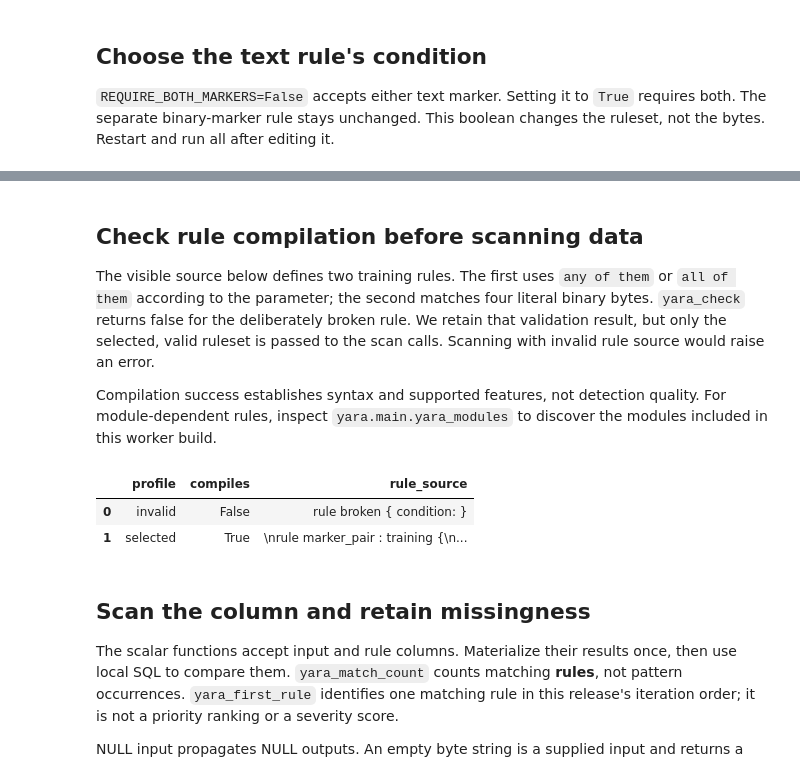
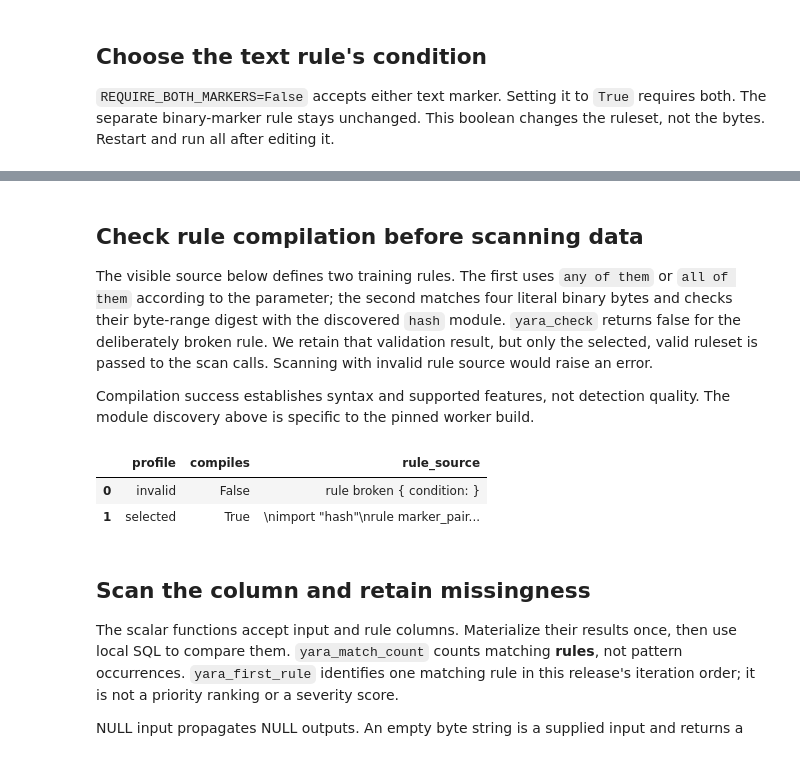
Before and after one commit to Query-farm/vgi-yara, a Jupyter notebook: notebooks/01_rule_matches_and_string_occurrences.ipynb, the cells around one changed output, grey strips where cells are left out. Cells and saved outputs as stored; diff of their text form; code cells hidden in the pictures.

```diff
--- a/notebooks/01_rule_matches_and_string_occurrences.ipynb
+++ b/notebooks/01_rule_matches_and_string_occurrences.ipynb
@@ -83,38 +128,38 @@ FROM inputs ORDER BY sample_id;
 
 The visible source below defines two training rules. The first uses `any of them`
 or `all of them` according to the parameter; the second matches four literal binary
-bytes. `yara_check` returns false for the deliberately broken rule. We retain that
+bytes and checks their byte-range digest with the discovered `hash` module. `yara_check` returns false for the deliberately broken rule. We retain that
 validation result, but only the selected, valid ruleset is passed to the scan calls.
 Scanning with invalid rule source would raise an error.
 
 Compilation success establishes syntax and supported features, not detection quality.
-For module-dependent rules, inspect `yara.main.yara_modules` to discover the modules
-included in this worker build.
+The module discovery above is specific to the pinned worker build.
 # %%
 %%sql
 CREATE TABLE rule_sources AS SELECT * FROM (VALUES
  ('selected',$rules$
+import "hash"
 rule marker_pair : training {
  strings:
   $orbit = "ORBIT"
   $lander = "LANDER"
  condition:
   {{ 'all' if REQUIRE_BOTH_MARKERS else 'any' }} of them
 }
 rule binary_marker : training {
  strings:
   $bin = { DE AD BE EF }
  condition:
-  $bin
+  $bin and hash.sha256(@bin, 4) == "5f78c33274e43fa9de5659265c1d917e25c03722dcb0b8d27db8d5feaa813953"
 }
 $rules$),
  ('invalid','rule broken { condition: }')
 ) AS r(profile,rule_source);
 CREATE TABLE rule_validation AS SELECT *,yara.main.yara_check(rule_source) AS compiles
 FROM rule_sources;
 SELECT profile,compiles,rule_source FROM rule_validation ORDER BY profile;
 # %% [output]
 |  | profile | compiles | rule_source |
 | 0 | invalid | False | rule broken { condition: } |
-| 1 | selected | True | \nrule marker_pair : training {\n... |
+| 1 | selected | True | \nimport "hash"\nrule marker_pair... |
 # %%
```
Also changed, not shown: parts of 18 cells of this notebook, 22 other files.
